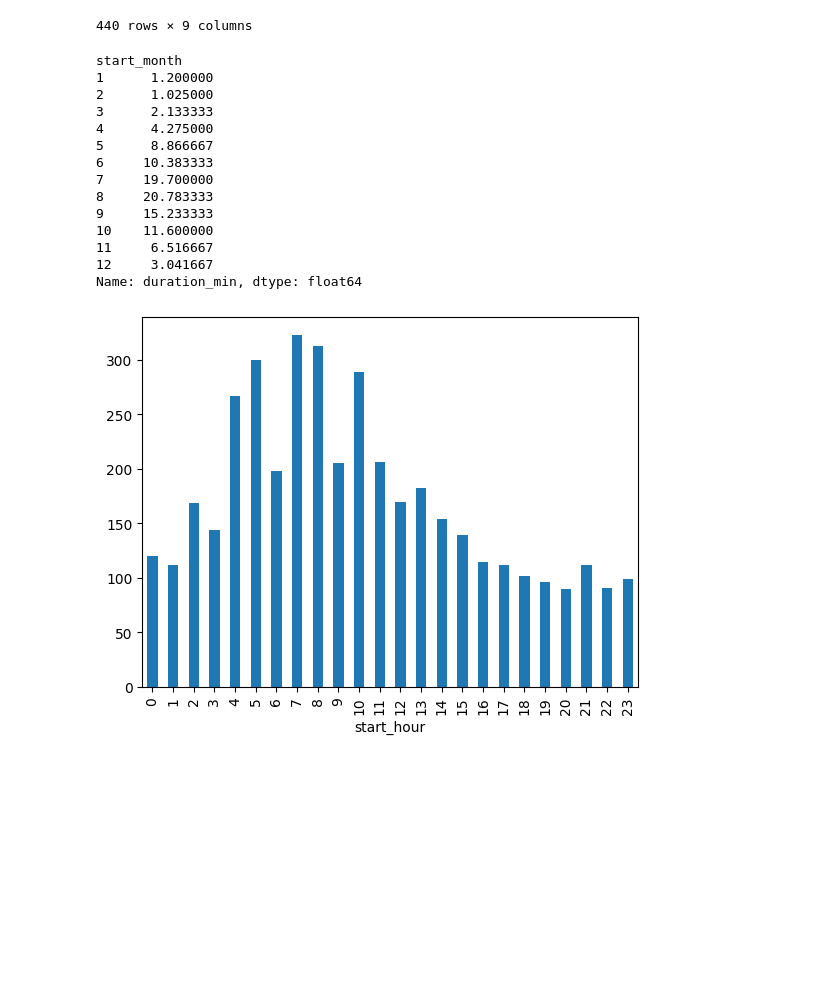
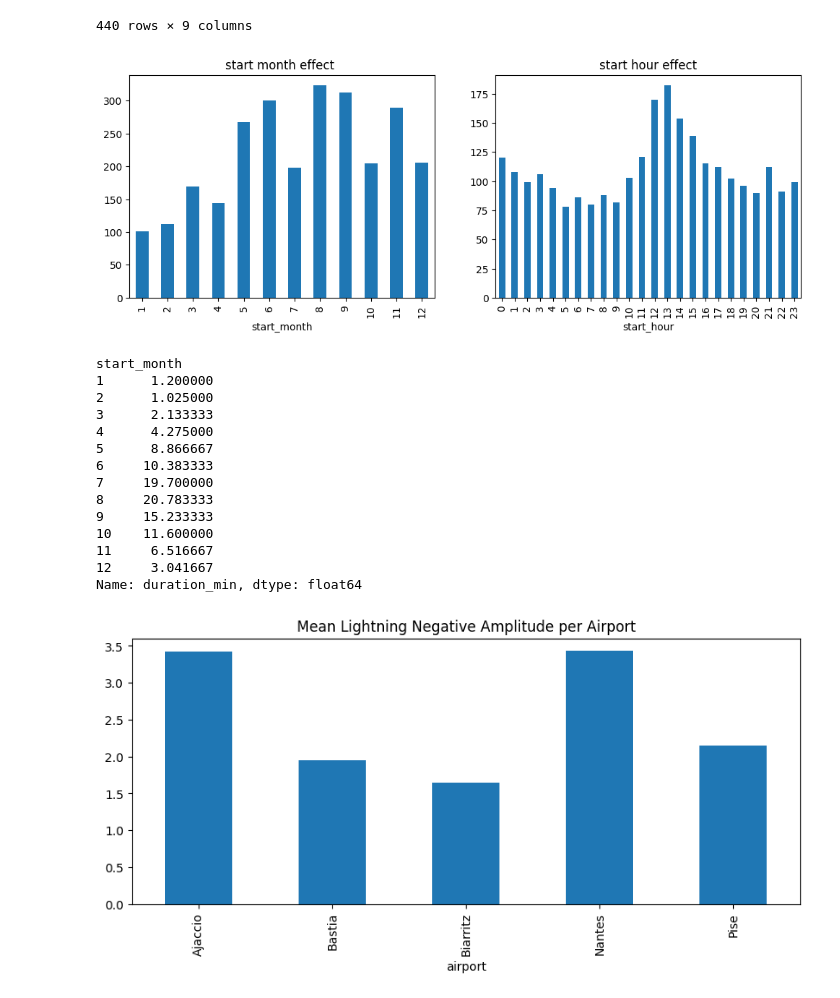
Before and after one commit to Houda-git/Data-Battle, a Jupyter notebook: Analysis_data_airport.ipynb, the cells around one changed output. Cells and saved outputs as stored; diff of their text form; code cells hidden in the pictures; blank space fills up the shorter version.

Commit message:
visualizing parameters and using random forest regression

```diff
--- a/Analysis_data_airport.ipynb
+++ b/Analysis_data_airport.ipynb
@@ -316,10 +317,15 @@ alerts[alerts["duration_min"]>60] # trop longue
 # %%
 alerts["start_month"] = alerts["start_time"].dt.month
 alerts["start_hour"] = alerts["start_time"].dt.hour
-alerts["start_month"].value_counts().sort_index().plot(kind="bar")
-alerts["start_hour"].value_counts().sort_index().plot(kind="bar")
+
+fig, ax =  plt.subplots(1,2,figsize=(12,4))
+alerts["start_month"].value_counts().sort_index().plot(kind="bar" , ax=ax[0],title = "start month effect ")
+alerts["start_hour"].value_counts().sort_index().plot(kind="bar",ax=ax[1],title = "start hour effect")
+plt.show()
+
 alerts.groupby("start_month")["duration_min"].median()
 # %% [output]
+[figure, new version]
 start_month
 1      1.200000
 2      1.025000
@@ -334,7 +340,6 @@ start_month
 11     6.516667
 12     3.041667
 Name: duration_min, dtype: float64
-[figure, old version]
 # %%
 # df doit contenir 'airport', 'airport_alert_id', 'date', 'amplitude', 'dist', 'icloud'
 df["date"] = pd.to_datetime(df["date"])
@@ -354,3 +359,13 @@ for alert_id, alert_df in df[df["airport_alert_id"].notna()].groupby(["airport",
     features_list.append(alert_df)
 
 df_features = pd.concat(features_list)
+# %%
+
+#Analyzing means
+
+##mean amplitude
+df["Flipped_Amplitude"] = - df["amplitude"]
+df.groupby("airport")["Flipped_Amplitude"].mean().plot(kind="bar", figsize=(10,4), title="Mean Lightning Negative Amplitude per Airport")
+plt.show()
+# %% [output]
+[figure, added]
```
Also changed, not shown: parts of 9 cells of this notebook.
